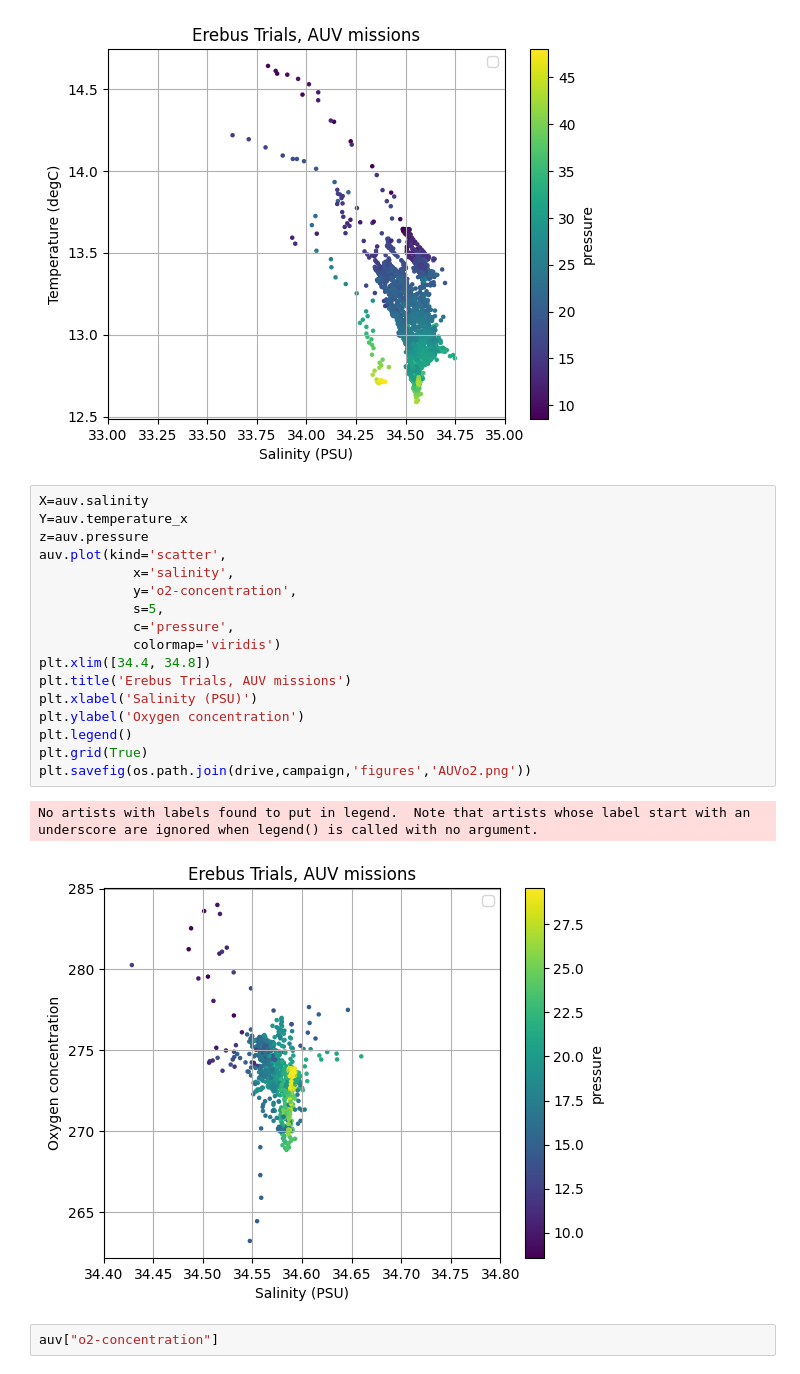
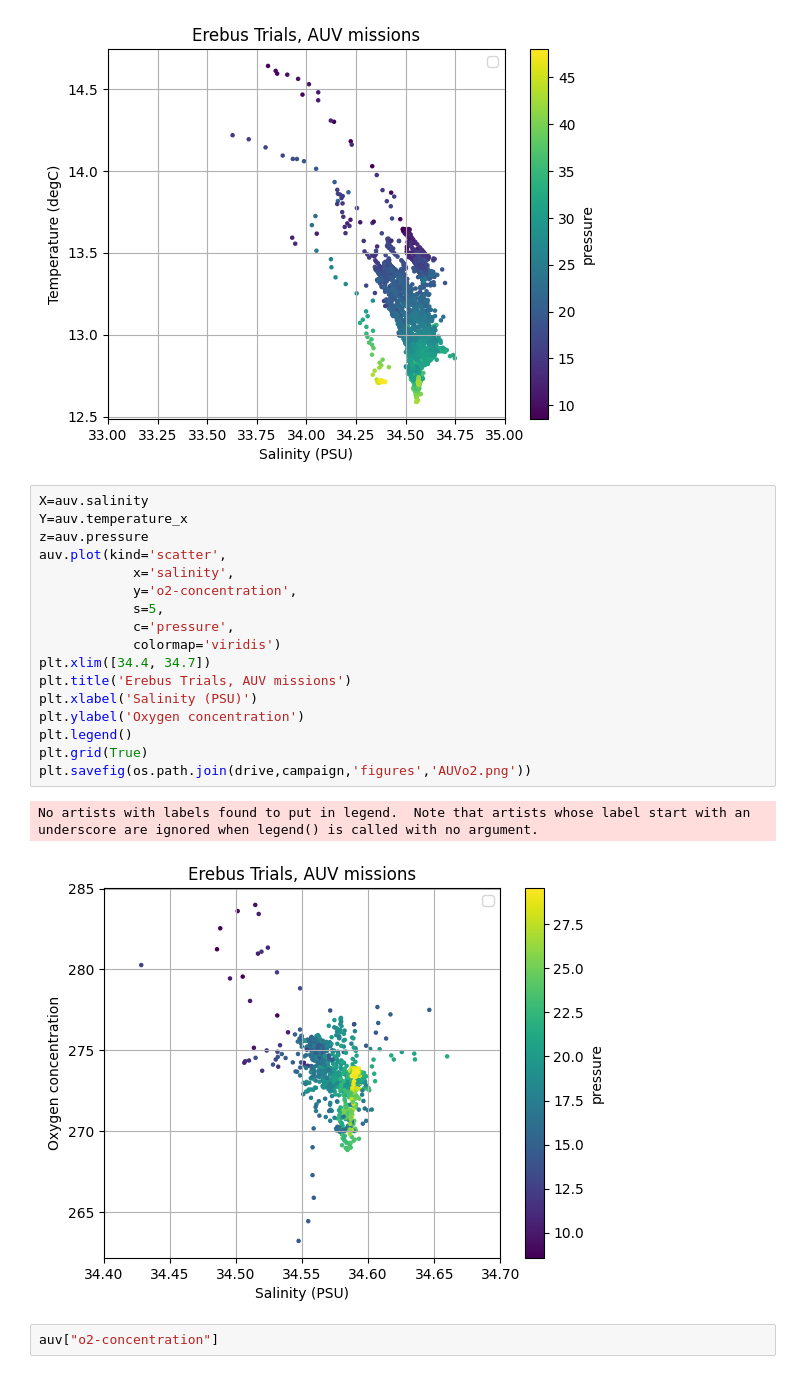
Before and after one commit to sams-tom/GaviaSciTools, a Jupyter notebook: notebooks/007-Erebus-Trials-plot-data.ipynb, the cells around one changed output. Cells and saved outputs as stored; diff of their text form.

```diff
--- a/notebooks/007-Erebus-Trials-plot-data.ipynb
+++ b/notebooks/007-Erebus-Trials-plot-data.ipynb
@@ -95,23 +95,23 @@ No artists with labels found to put in legend.  Note that artists whose label st
 # %%
 X=auv.salinity
 Y=auv.temperature_x
 z=auv.pressure
 auv.plot(kind='scatter',
             x='salinity',
             y='o2-concentration',
             s=5,
             c='pressure',
             colormap='viridis')
-plt.xlim([34.4, 34.8])
+plt.xlim([34.4, 34.7])
 plt.title('Erebus Trials, AUV missions')
 plt.xlabel('Salinity (PSU)')
 plt.ylabel('Oxygen concentration')
 plt.legend()
 plt.grid(True)
 plt.savefig(os.path.join(drive,campaign,'figures','AUVo2.png'))
 # %% [output]
 No artists with labels found to put in legend.  Note that artists whose label start with an underscore are ignored when legend() is called with no argument.
-[figure, old version]
+[figure, new version]
 # %%
 auv["o2-concentration"]
 # %% [output]
```
Also changed, not shown: 2 other files.
